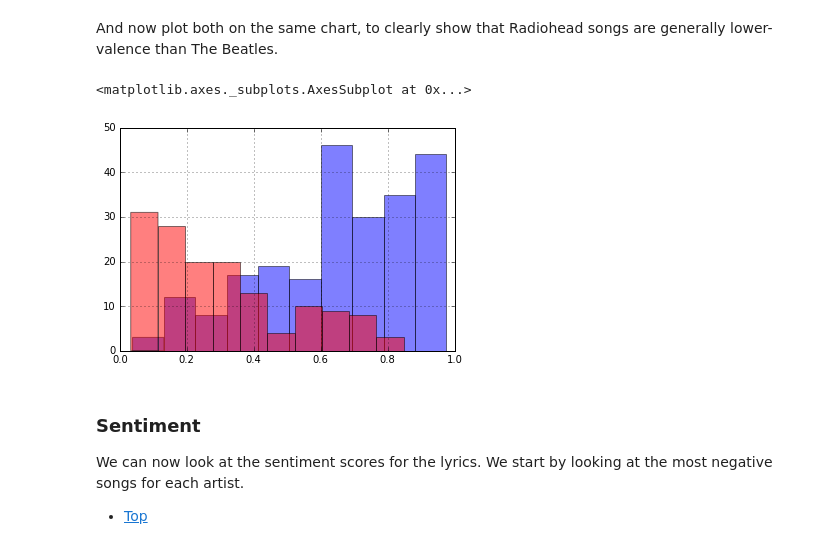
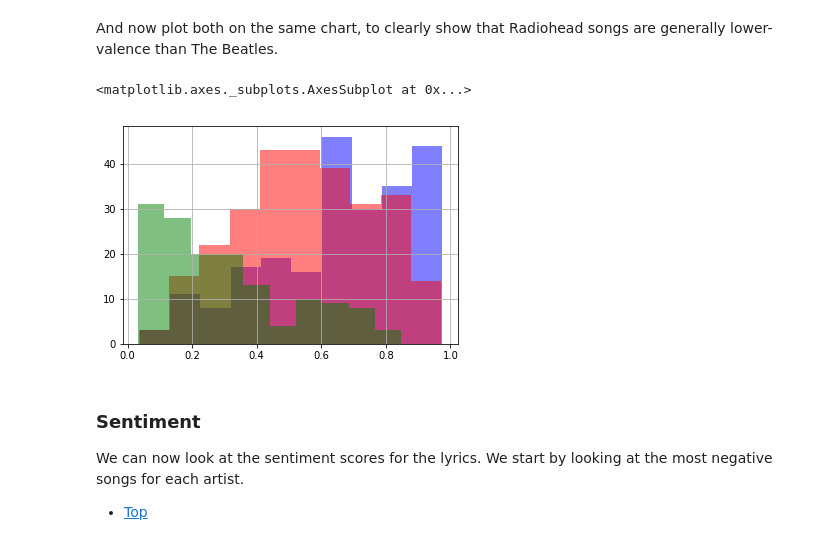
Before and after one commit to NeilNjae/battle-of-the-bands, a Jupyter notebook: beatles-vs-stones-analysis.ipynb, the cells around one changed output. Cells and saved outputs as stored; diff of their text form; code cells hidden in the pictures.

Commit message:
Finalised data gathering

```diff
--- a/beatles-vs-stones-analysis.ipynb
+++ b/beatles-vs-stones-analysis.ipynb
@@ -464,0 +86,3 @@ tracks.find_one({'sentiment': {'$exists': True}})
+# %%
+beatles_id = albums.find_one({'artist_name': 'The Beatles'})['artist_id']
+beatles_id
@@ -464,0 +91,3 @@ tracks.find_one({'sentiment': {'$exists': True}})
+# %%
+stones_id = albums.find_one({'artist_name': 'The Rolling Stones'})['artist_id']
+stones_id
@@ -518,0 +150,4 @@ beatles_df['valence'].hist()
+# %%
+stones_df = pd.DataFrame(list(tracks.find({'artist_id': stones_id},
+                              ['artist_name', 'name', 'valence'])))
+stones_df.sort_values('valence').head(10)
@@ -518,0 +171,4 @@ beatles_df['valence'].hist()
+# %%
+radiohead_df = pd.DataFrame(list(tracks.find({'artist_id': radiohead_id},
+                              ['artist_name', 'name', 'valence'])))
+radiohead_df.sort_values('valence').head(10)
@@ -525,10 +193,11 @@ radiohead_df['valence'].hist()
 And now plot both on the same chart, to clearly show that Radiohead songs are generally lower-valence than The Beatles.
 # %%
 beatles_df['valence'].hist(alpha=0.5, color='blue')
-radiohead_df['valence'].hist(alpha=0.5, color='red')
+stones_df['valence'].hist(alpha=0.5, color='red')
+radiohead_df['valence'].hist(alpha=0.5, color='green')
 # %% [output]
 <matplotlib.axes._subplots.AxesSubplot at 0x...>
-[figure, old version]
+[figure, new version]
 # %% [markdown]
 ### Sentiment<a name="sentiment"></a>
 We can now look at the sentiment scores for the lyrics. We start by looking at the most negative songs for each artist.
```
Also changed, not shown: parts of 93 cells of this notebook, 2 other files.
